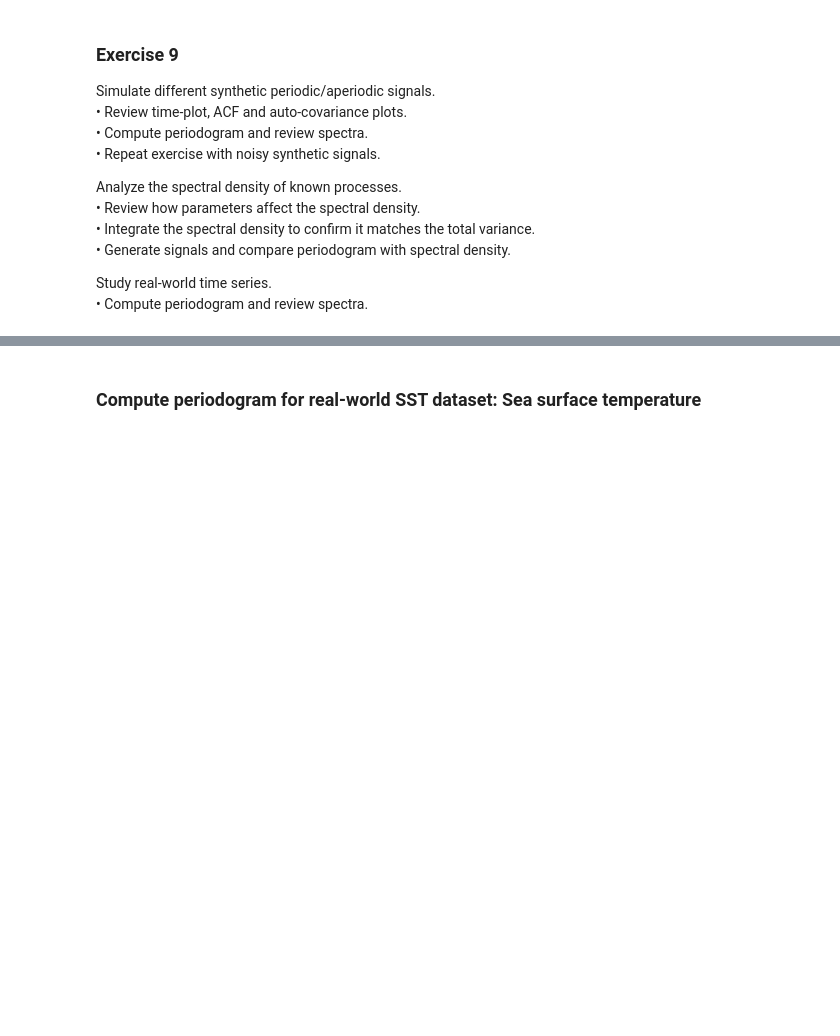
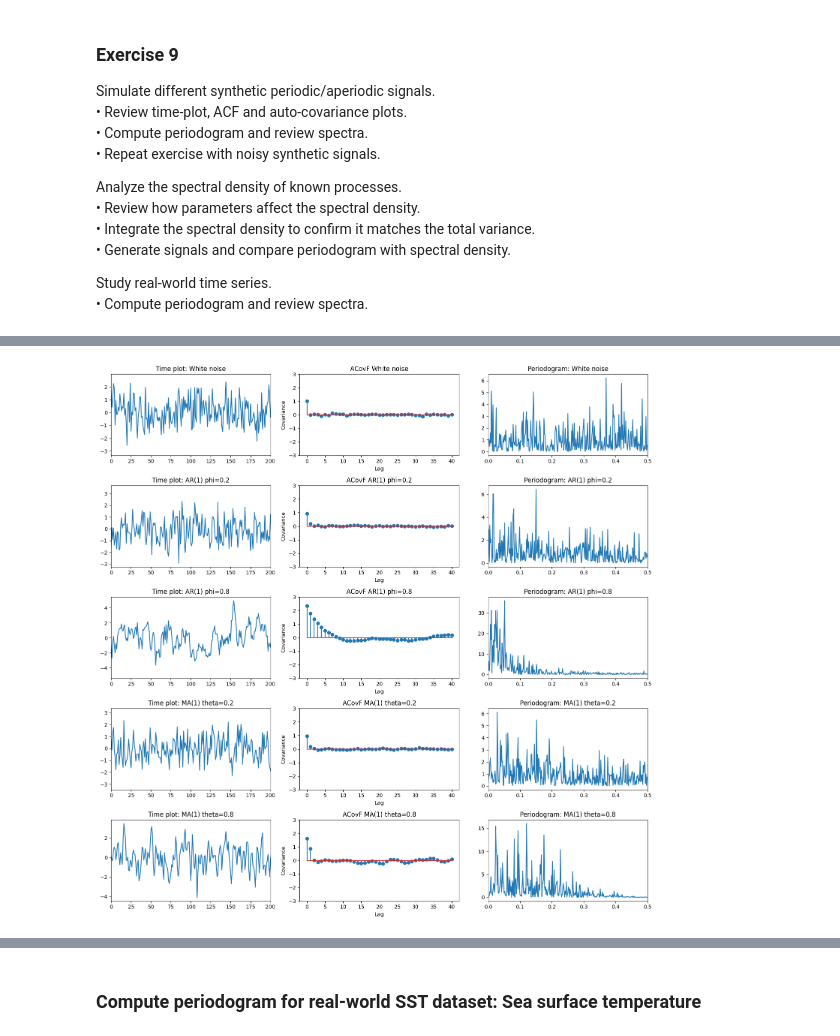
Before and after one commit to nadeeiiin/TIME-HS25-practical-exercises, a Jupyter notebook: notebooks/09_TIME_exercise-09.ipynb, the cells around one changed output, grey strips where cells are left out. Drawn from its saved outputs; the diff is of its cells as text; code cells hidden in the pictures; blank space fills up the shorter version.

```diff
--- a/notebooks/09_TIME_exercise-09.ipynb
+++ b/notebooks/09_TIME_exercise-09.ipynb
@@ -135,20 +14,0 @@ fig.tight_layout()
-# %%
-sigma = 1
-phi_values = [0, 0.2, 0.5, 0.8]
-frequencies = np.linspace(0, 0.5, 500)
-
-fig, [ax] = get_figure()
-for phi in phi_values:
-    spectral_density = sigma**2 / (1 - 2 * phi * np.cos(2 * np.pi * frequencies) + phi**2)
-    time_plot(
-        frequencies,
-        spectral_density,
-        title="Spectral Density of AR(1) Process with $W_t\sim \mathcal{N}(0, 1)$",
-        xlabel="Frequency",
-        ylabel="Spectral Density",
-        label=f"$\\phi = {phi}$",
-        ax=ax,
-        ylim=(0, 15),
-    )
-ax.legend()
-fig.tight_layout()
@@ -298,0 +93,34 @@ plt.show()
+# %%
+# --- Aperiodic synthetic signals: white noise, AR(1), MA(1) ---
+np.random.seed(0)
+n = 600
+t = np.arange(n)
+
+aperiodic = []
+
+# White noise
+wn = np.random.normal(0, 1, size=n)
+aperiodic.append((wn, "White noise"))
+
+# AR(1)
+for phi in [0.2, 0.8]:
+    model = ArmaProcess(ar=np.array([1, -phi]), ma=np.array([1]))
+    x_ar = model.generate_sample(nsample=n, scale=1.0)
+    aperiodic.append((x_ar, f"AR(1) phi={phi}"))
+
+# MA(1)
+for theta in [0.2, 0.8]:
+    model = ArmaProcess(ar=np.array([1]), ma=np.array([1, theta]))
+    x_ma = model.generate_sample(nsample=n, scale=1.0)
+    aperiodic.append((x_ma, f"MA(1) theta={theta}"))
+
+fig, axs = plt.subplots(len(aperiodic), 3, figsize=(15, 3*len(aperiodic)))
+for i, (s, name) in enumerate(aperiodic):
+    axs[i,0].plot(s); axs[i,0].set_title(f"Time plot: {name}"); axs[i,0].set_xlim(0, 200)
+    acovf_plot(s, nlags=40, ax=axs[i,1], title=name); axs[i,1].set_ylim(-3, 3)
+    f, P = periodogram(s - np.mean(s))
+    axs[i,2].plot(f, P); axs[i,2].set_title(f"Periodogram: {name}"); axs[i,2].set_xlim(0, 0.5)
+plt.tight_layout()
+plt.show()
+# %% [output]
+[figure, added]
```
Also changed, not shown: parts of 27 cells of this notebook, 5 other files.
